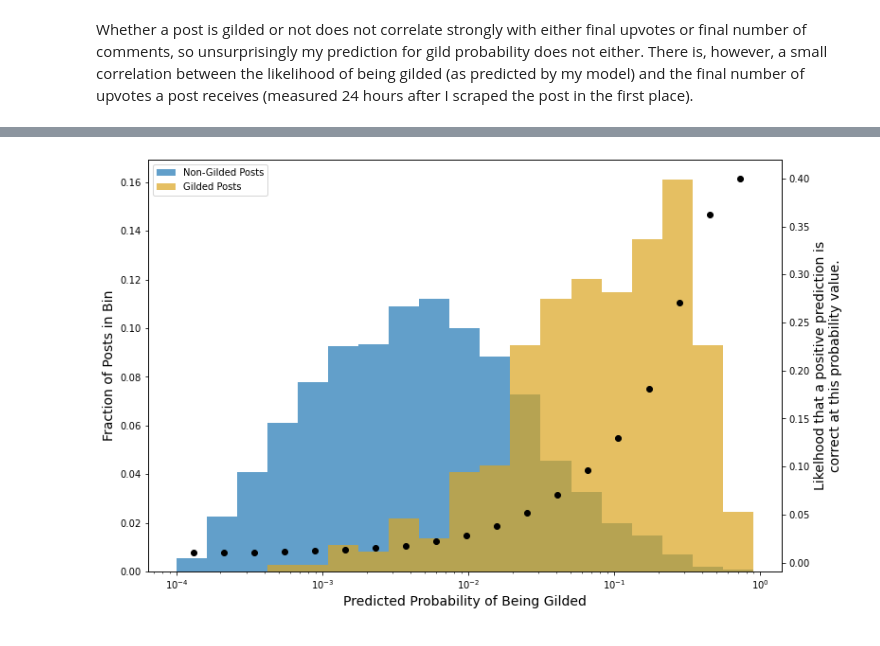
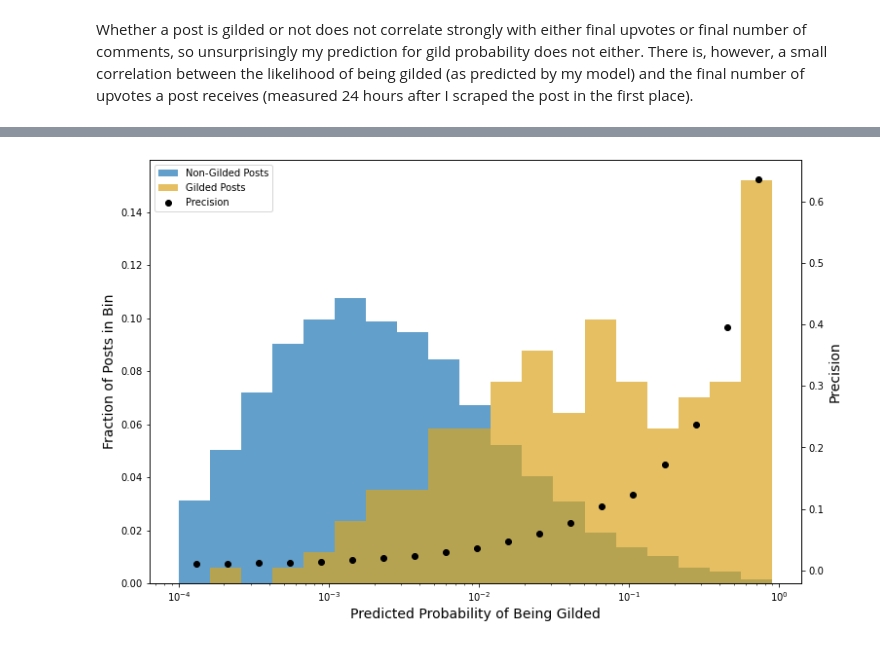
Before and after one commit to DillonNMorse/Reddit_Award_Predictor, a Jupyter notebook: train_model/Model_Testing.ipynb, the cells around one changed output, grey strips where cells are left out. Drawn from its saved outputs; the diff is of its cells as text; code cells hidden in the pictures.

```diff
--- a/train_model/Model_Testing.ipynb
+++ b/train_model/Model_Testing.ipynb
@@ -46,8 +47,8 @@ X = df_prepped.drop(columns = 'gilded')
 y = df_prepped['gilded']
 
 X_train, X_test, y_train, y_test = train_test_split(X, y,
-                                                    test_size=0.25,
-                                                    random_state=42,
+                                                    test_size=0.1666,
+                                                    random_state=2,
                                                     stratify = y
                                                    )
 # %% [markdown]
@@ -93,0 +97,21 @@ Build a full suite of features from the data and train an XGBoost model on them.
+# %%
+stopwords = nltk.corpus.stopwords.words('english')
+stemmer = nltk.stem.PorterStemmer()
+tokenizer = nltk.RegexpTokenizer(r"\w+")
+
+my_nlp = My_tfidf('title', 100, preprocess = False)
+
+X_train['title'] = X_train.copy().apply(lambda x: my_nlp._preprocess_text(x['title'],
+                                                                          stopwords,
+                                                                          stemmer,
+                                                                          tokenizer
+                                                                         ),
+                                 axis = 1
+                                )
+X_test['title']  =  X_test.copy().apply(lambda x: my_nlp._preprocess_text(x['title'],
+                                                                          stopwords,
+                                                                          stemmer,
+                                                                          tokenizer
+                                                                         ),
+                                 axis = 1
+                                )
@@ -94,3 +128,11 @@ Build a full suite of features from the data and train an XGBoost model on them.
+# %%
+def merge_dicts(dict1, *kwargs):
+
+    new_dict = dict1.copy()
+    for a_dict in kwargs:
+        new_dict.update(a_dict)
+
+    return new_dict
 # %%
 current_ratio = y_train.sum()/(~y_train).sum()
 
@@ -473,32 +587,36 @@ fig, ax = plt.subplots(1,1, figsize = (12,8))
 
 bins = np.logspace(-4, -0.05, 20)
 _,_,pl1 = ax.hist(negative_test_instances['predicted_proba'],
         bins = bins,
         alpha = 0.7,
         weights = neg_weights,
         label = 'Non-Gilded Posts'
        )
 _,_,pl2 = ax.hist(positive_test_instances['predicted_proba'],
         bins = bins,
         alpha = 0.7,
         weights = pos_weights,
         label = 'Gilded Posts',
         color = 'goldenrod'
        )
 ax.set_xlabel('Predicted Probability of Being Gilded', fontsize = 14)
 ax.set_ylabel('Fraction of Posts in Bin', fontsize = 14)
+ax.scatter([0.1],[0.1],c='w', label = 'Precision')
 plt.legend(loc = 'upper left')
 ax.set_xscale('log')
 
 ax2 = ax.twinx()
 thresh_vals = [(bins[i] + bins[i+1])/2 for i in range(len(bins)-1)]
 precisions = [ pr_from_thresh(thresh, prob_of_gilding, y_test)[0] for thresh in thresh_vals]
 pl3 = ax2.scatter(thresh_vals, precisions,
                   c = 'k',
                   label = 'Likelhood that a positive prediction is correct at this prediction probability value.'
                  )
-ax2.set_ylabel('Likelhood that a positive prediction is\ncorrect at this probability value.', fontsize = 14)
+ax2.set_ylabel('Precision', fontsize = 14)#'Likelhood that a positive prediction is\ncorrect at this probability value.', fontsize = 14)
+
+leg = ax.get_legend()
+leg.legendHandles[2].set_color('black')
 
 plt.show()
 # %% [output]
-[figure, old version]
+[figure, new version]
```
Also changed, not shown: parts of 22 cells of this notebook, 4 other files.
